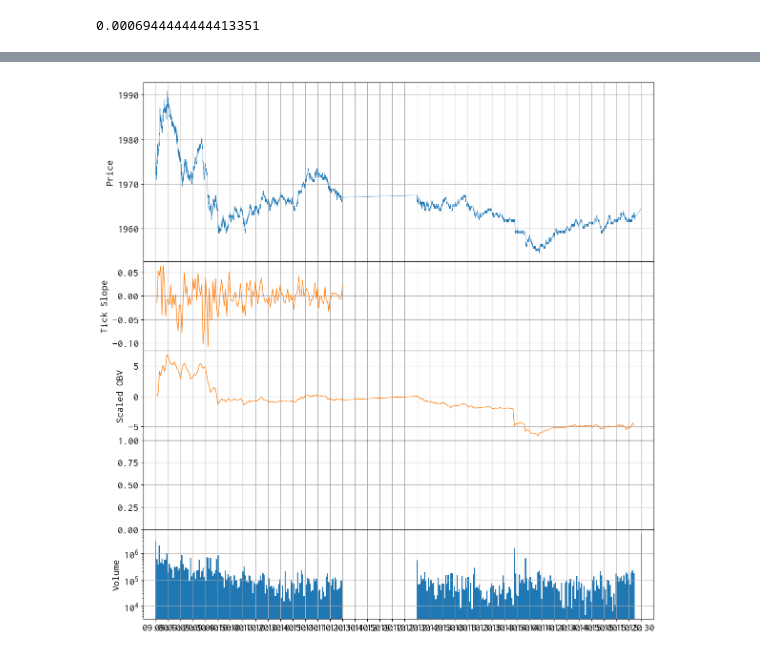
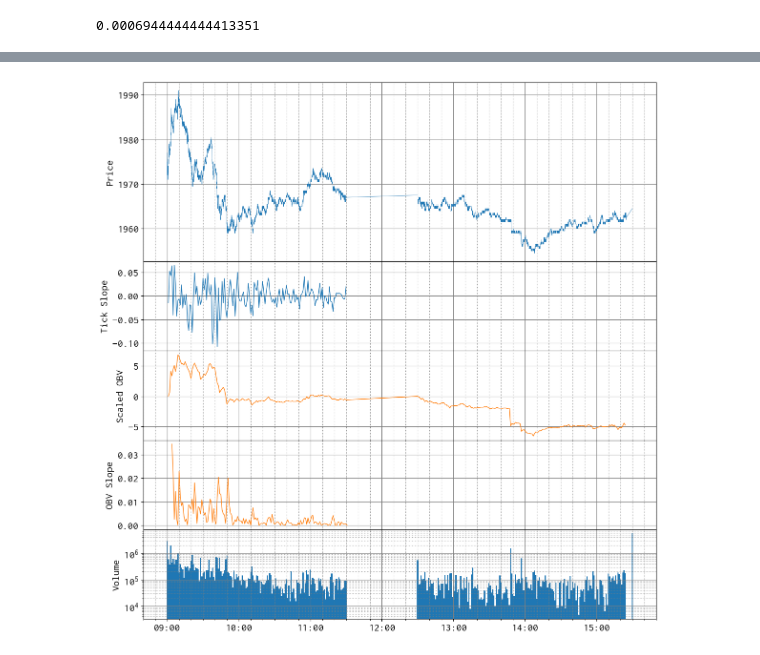
Before and after one commit to bitwalk123/day_trade_simulator, a Jupyter notebook: study_007_psar_obv.ipynb, the cells around one changed output, grey strips where cells are left out. Cells and saved outputs as stored; diff of their text form; code cells hidden in the pictures.

```diff
--- a/study_007_psar_obv.ipynb
+++ b/study_007_psar_obv.ipynb
@@ -214,7 +248,9 @@ gs = fig.add_gridspec(
 )
 for i, axis in enumerate(gs.subplots(sharex='col')):
     ax[i] = axis
-    ax[i].grid()
+    #ax[i].grid(which='both')
+    ax[i].grid(visible=True, which='major', color='gray', linestyle='-')
+    ax[i].grid(visible=True, which='minor', color='gray', linestyle='dotted')
 
 # ティックデータ
 ax[0].plot(
@@ -223,81 +259,46 @@ ax[0].plot(
     color='C0',
 )
 
-"""
-# ローソク足チャート（mplfinance を使わない場合）
-td = pd.Timedelta(seconds=30)
-for t in df_ohlc.index:
-    p_open = df_ohlc.at[t, 'Open']
-    p_high = df_ohlc.at[t, 'High']
-    p_low = df_ohlc.at[t, 'Low']
-    p_close = df_ohlc.at[t, 'Close']
-
-    x0 = np.array([t, t])
-    if p_open > p_close:
-        y1 = np.array([p_low, p_close])
-        y2 = np.array([p_open, p_high])
-        r = patches.Rectangle(xy=(t - td, p_close), width=td2, height=p_open - p_close, ec='black', fc='black', lw=0.5, alpha=0.75)
-    else:
-        y1 = np.array([p_low, p_open])
-        y2 = np.array([p_close, p_high])
-        r = patches.Rectangle(xy=(t - td, p_open), width=td2, height=p_close - p_open, ec='black', fc='white', lw=0.5, alpha=0.75)
-
-    ax[0].plot(
-        x0, y1,
-        linewidth=0.5,
-        color='black',
-    )
-    ax[0].plot(
-        x0, y2,
-        linewidth=0.5,
-        color='black',
-    )
-    #c = patches.Circle(xy=(0, 0), radius=0.5, fc='g', ec='r')
-    #e = patches.Ellipse(xy=(-0.25, 0), width=0.5, height=0.25, fc='b', ec='y')
-    ax[0].add_patch(r)
-"""
-
-# X軸の時刻刻みを調整
-tick_position, tick_labels = getMajorXTicks2(df_tick)
-ax[0].set_xticks(
-    ticks=tick_position,
-    labels=tick_labels,
-)
 ax[0].xaxis.set_major_formatter(
     mdates.DateFormatter('%H:%M')
 )
-ax[0].set_xlim(
-    get_range_xaxis(df_tick)
-)
+ax[0].xaxis.set_minor_locator(mdates.MinuteLocator([10, 20, 30, 40, 50]))
 ax[0].set_ylabel('Price')
 
 ax[1].plot(
     se_slope,
     linewidth=1,
-    color='C1',
+    color='C0',
 )
 ax[1].set_ylabel('Tick Slope')
 
 ax[2].plot(
     df_ohlc['OBV'],
     linewidth=1,
     color='C1',
 )
 ax[2].set_ylabel('Scaled OBV')
+
+ax[3].plot(
+    se_obv_slope,
+    linewidth=1,
+    color='C1',
+)
+ax[3].set_ylabel('OBV Slope')
 
 
 td2 = pd.Timedelta(seconds=60)
 ax[4].bar(
     df_ohlc.index, df_ohlc['Volume'],
     width=td2,
     align='center',
     color='C0',
 )
 ax[4].set_yscale('log')
 ax[4].set_ylabel('Volume')
 
 plt.tight_layout()
 plt.savefig('study_007.png')
 plt.show()
 # %% [output]
-[figure, old version]
+[figure, new version]
```
Also changed, not shown: parts of 9 cells of this notebook, 1 other file.
